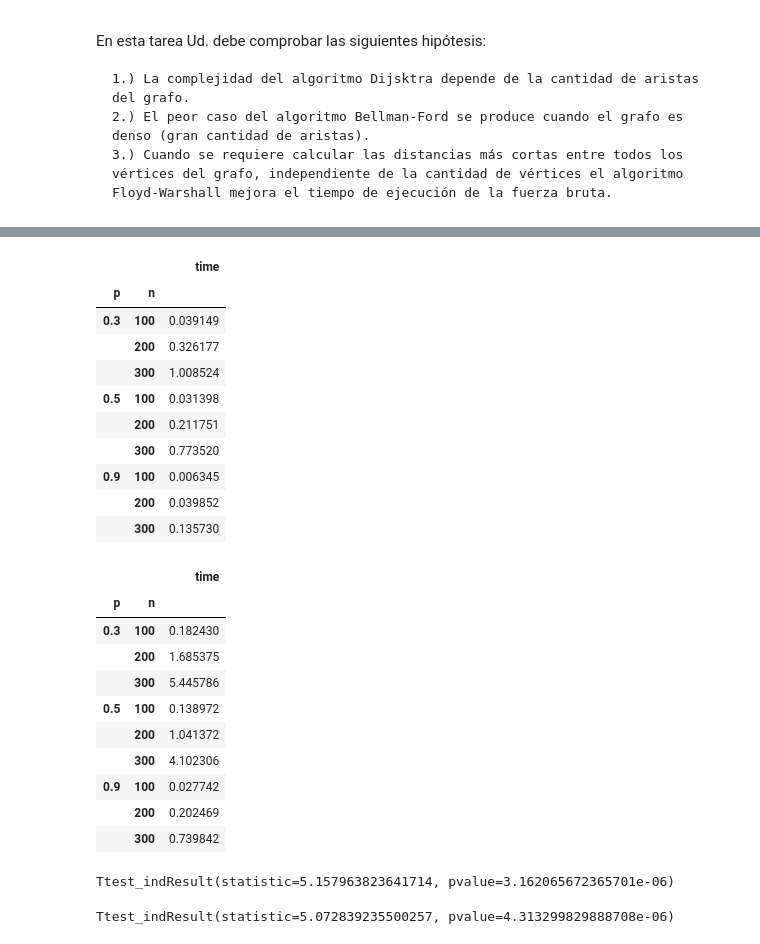
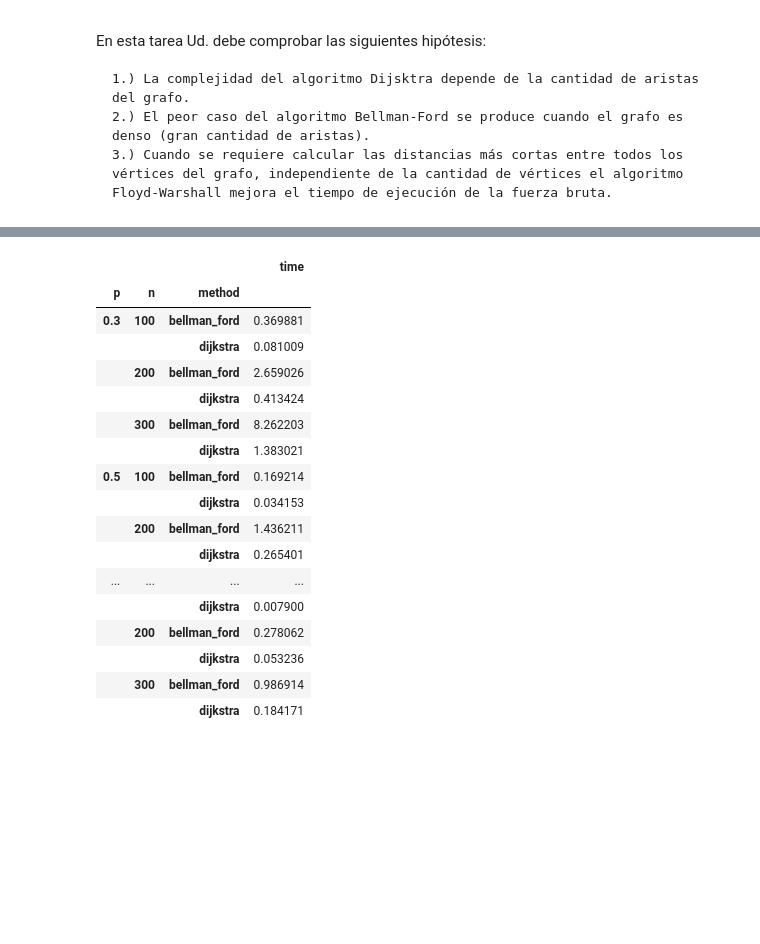
Before and after one commit to sherna90/analisis_algoritmos, a Jupyter notebook: 5.-programacion_dinamica_grafos.ipynb, the cells around one changed output, grey strips where cells are left out. Saved outputs shown, nothing was run; the diff lists cells and outputs as text; code cells hidden in the pictures; blank space fills up the shorter version.

```diff
--- a/5.-programacion_dinamica_grafos.ipynb
+++ b/5.-programacion_dinamica_grafos.ipynb
@@ -142,20 +142,20 @@ En esta tarea Ud. debe comprobar las siguientes hipótesis:
 # %%
 import time
 
-n=1000
+n=100
 # 1- probabilidad de crear aristas
 p=0.3
 
 E=random_graph(n,p)
 G=weighted_digraph(E)
 
-t1=time.clock()
+t1=time.time()
 p,d=dijkstra(G,0)
-t2=time.clock()
+t2=time.time()
 print('Dijkstra Tiempo : {0:0.5f}'.format(t2-t1))
 
-t3=time.clock()
+t3=time.time()
 p,d=bellman_ford(G,0)
-t4=time.clock()
+t4=time.time()
 print('Bellman Ford Tiempo : {0:0.5f}'.format(t4-t3))
 # %% [output]
@@ -178,9 +178,9 @@ def run_experiment(n,method,p=0.5,n_samp=10):
             E=random_graph(n,prob)
             G=weighted_digraph(E)
             for m in method:
-                start=time.clock()
+                start=time.time()
                 eval(m+"(G,0)")
-                end=time.clock()
+                end=time.time()
                 ellapsed_time[m].append(end-start)
     df_list=[]
     for m in method:
@@ -210,47 +210,24 @@ plt.show()
 # %%
 df1=df[df['method']=='dijkstra']
 df2=df[df['method']=='bellman_ford']
 
-df1.groupby(['p','n']).mean()
+df.groupby(['p','n','method']).mean()
 # %% [output]
-|  |  | time |
-| p | n |  |
-| 0.3 | 100 | 0.039149 |
-|  | 200 | 0.326177 |
-|  | 300 | 1.008524 |
-| 0.5 | 100 | 0.031398 |
-|  | 200 | 0.211751 |
-|  | 300 | 0.773520 |
-| 0.9 | 100 | 0.006345 |
-|  | 200 | 0.039852 |
-|  | 300 | 0.135730 |
+|  |  |  | time |
+| p | n | method |  |
+| 0.3 | 100 | bellman_ford | 0.369881 |
+|  |  | dijkstra | 0.081009 |
+|  | 200 | bellman_ford | 2.659026 |
+|  |  | dijkstra | 0.413424 |
+|  | 300 | bellman_ford | 8.262203 |
+|  |  | dijkstra | 1.383021 |
+| 0.5 | 100 | bellman_ford | 0.169214 |
+|  |  | dijkstra | 0.034153 |
+|  | 200 | bellman_ford | 1.436211 |
+|  |  | dijkstra | 0.265401 |
+| ... | ... | ... | ... |
+|  |  | dijkstra | 0.007900 |
+|  | 200 | bellman_ford | 0.278062 |
+|  |  | dijkstra | 0.053236 |
+|  | 300 | bellman_ford | 0.986914 |
+|  |  | dijkstra | 0.184171 |
-# %%
-df2.groupby(['p','n']).mean()
-# %% [output]
-|  |  | time |
-| p | n |  |
-| 0.3 | 100 | 0.182430 |
-|  | 200 | 1.685375 |
-|  | 300 | 5.445786 |
-| 0.5 | 100 | 0.138972 |
-|  | 200 | 1.041372 |
-|  | 300 | 4.102306 |
-| 0.9 | 100 | 0.027742 |
-|  | 200 | 0.202469 |
-|  | 300 | 0.739842 |
-# %%
-from scipy.stats import ttest_ind
-
-cat1=df1[df1['p']==0.3]
-cat2=df1[df1['p']==0.9]
-
-ttest_ind(cat1['time'], cat2['time'])
-# %% [output]
-Ttest_indResult(statistic=5.157963823641714, pvalue=3.162065672365701e-06)
-# %%
-cat1=df2[df2['p']==0.3]
-cat2=df2[df2['p']==0.9]
-
-ttest_ind(cat1['time'], cat2['time'])
-# %% [output]
-Ttest_indResult(statistic=5.072839235500257, pvalue=4.313299829888708e-06)
```
Also changed, not shown: parts of 3 cells of this notebook.
